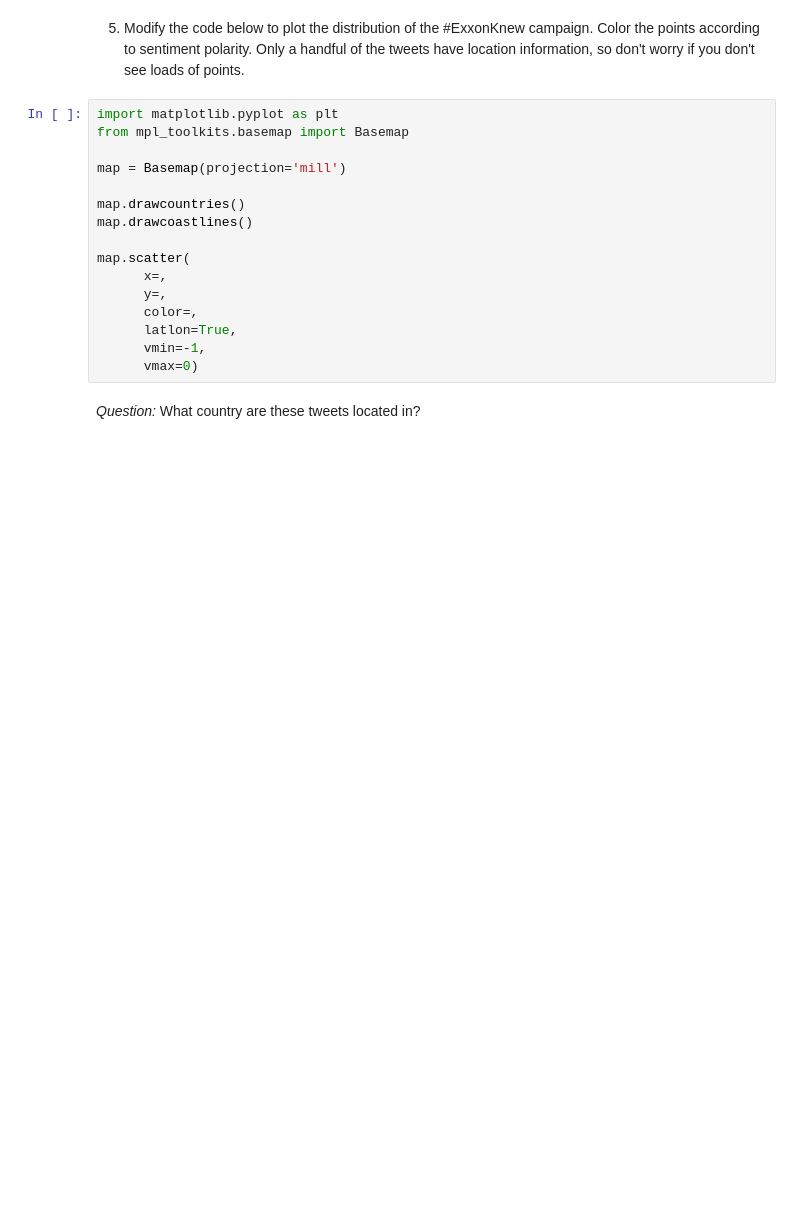
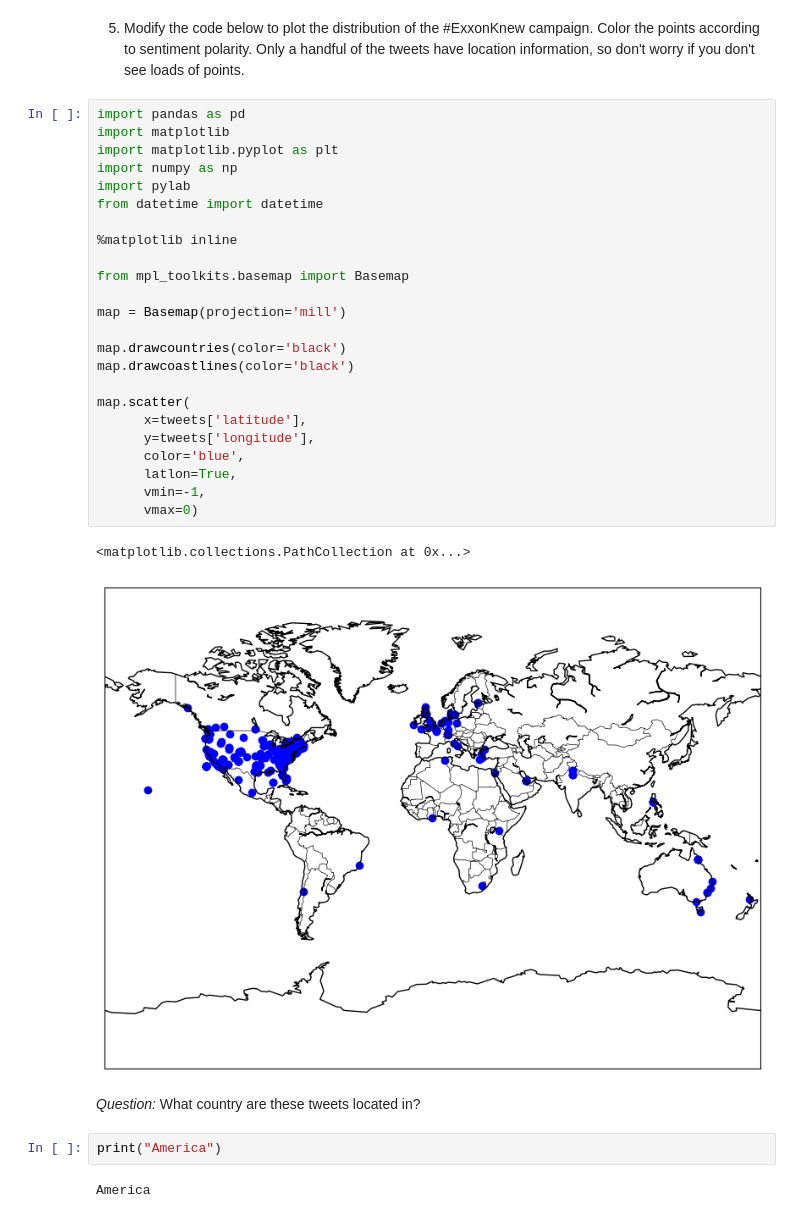
Before and after one commit to uclqsoc/QM2, a Jupyter notebook: notebooks/W04. Natural Language Processing.ipynb, the cells around one changed output. Drawn from its saved outputs; the diff is of its cells as text; blank space fills up the shorter version.

```diff
--- a/notebooks/W04. Natural Language Processing.ipynb
+++ b/notebooks/W04. Natural Language Processing.ipynb
@@ -621,20 +645,35 @@ sample=
 # %% [markdown]
 5. Modify the code below to plot the distribution of the #ExxonKnew campaign. Color the points according to sentiment polarity. Only a handful of the tweets have location information, so don't worry if you don't see loads of points.
 # %%
+import pandas as pd
+import matplotlib
 import matplotlib.pyplot as plt
+import numpy as np
+import pylab
+from datetime import datetime
+
+%matplotlib inline
+
 from mpl_toolkits.basemap import Basemap
 
 map = Basemap(projection='mill')
 
-map.drawcountries()
-map.drawcoastlines()
+map.drawcountries(color='black')
+map.drawcoastlines(color='black')
 
 map.scatter(
-      x=,
-      y=,
-      color=,
+      x=tweets['latitude'],
+      y=tweets['longitude'],
+      color='blue',
       latlon=True,
       vmin=-1,
       vmax=0)
+# %% [output]
+<matplotlib.collections.PathCollection at 0x...>
+[figure, added]
 # %% [markdown]
 *Question:* What country are these tweets located in?
+# %%
+print("America")
+# %% [output]
+America
```
Also changed, not shown: parts of 13 cells of this notebook.
